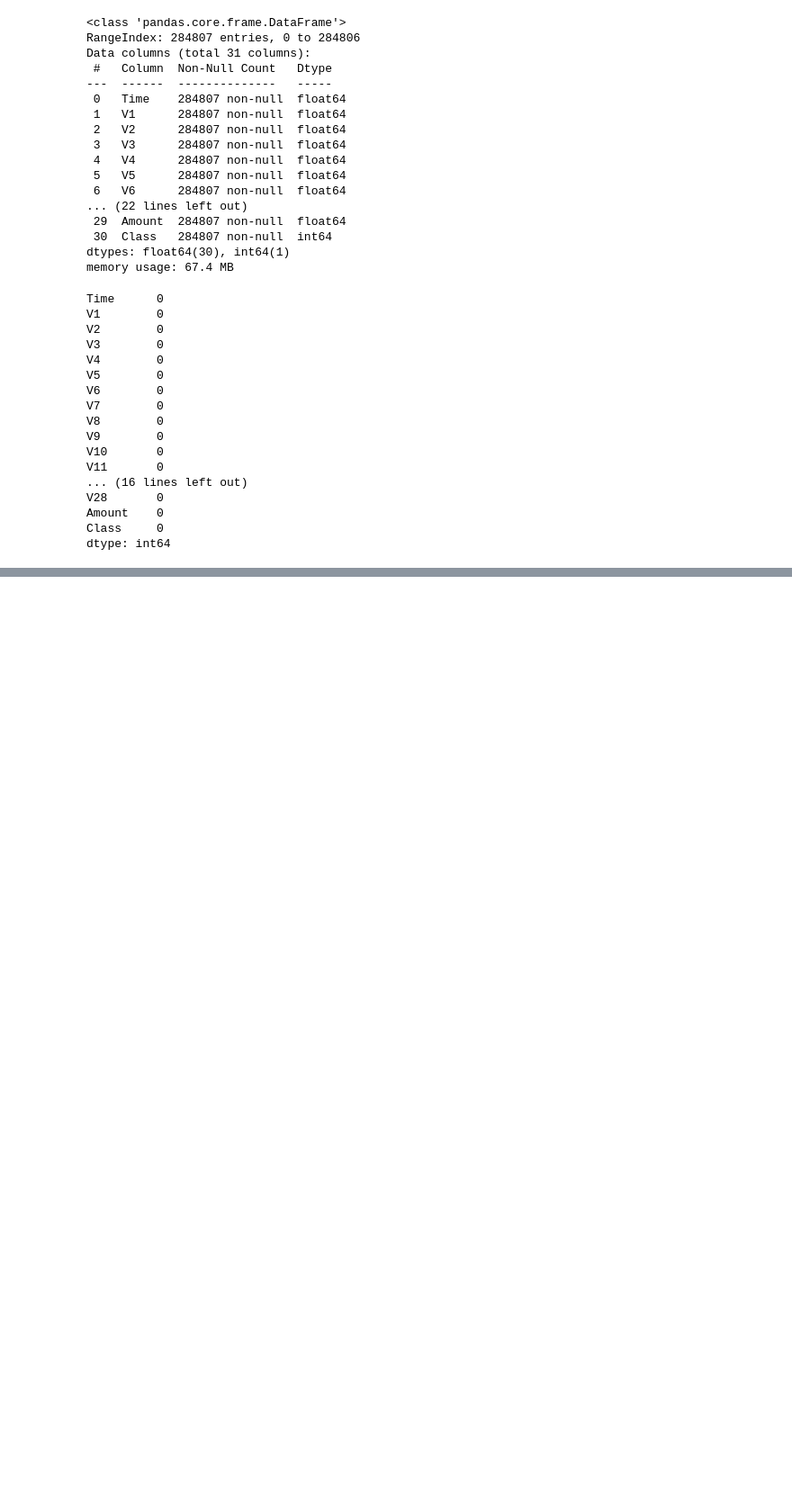
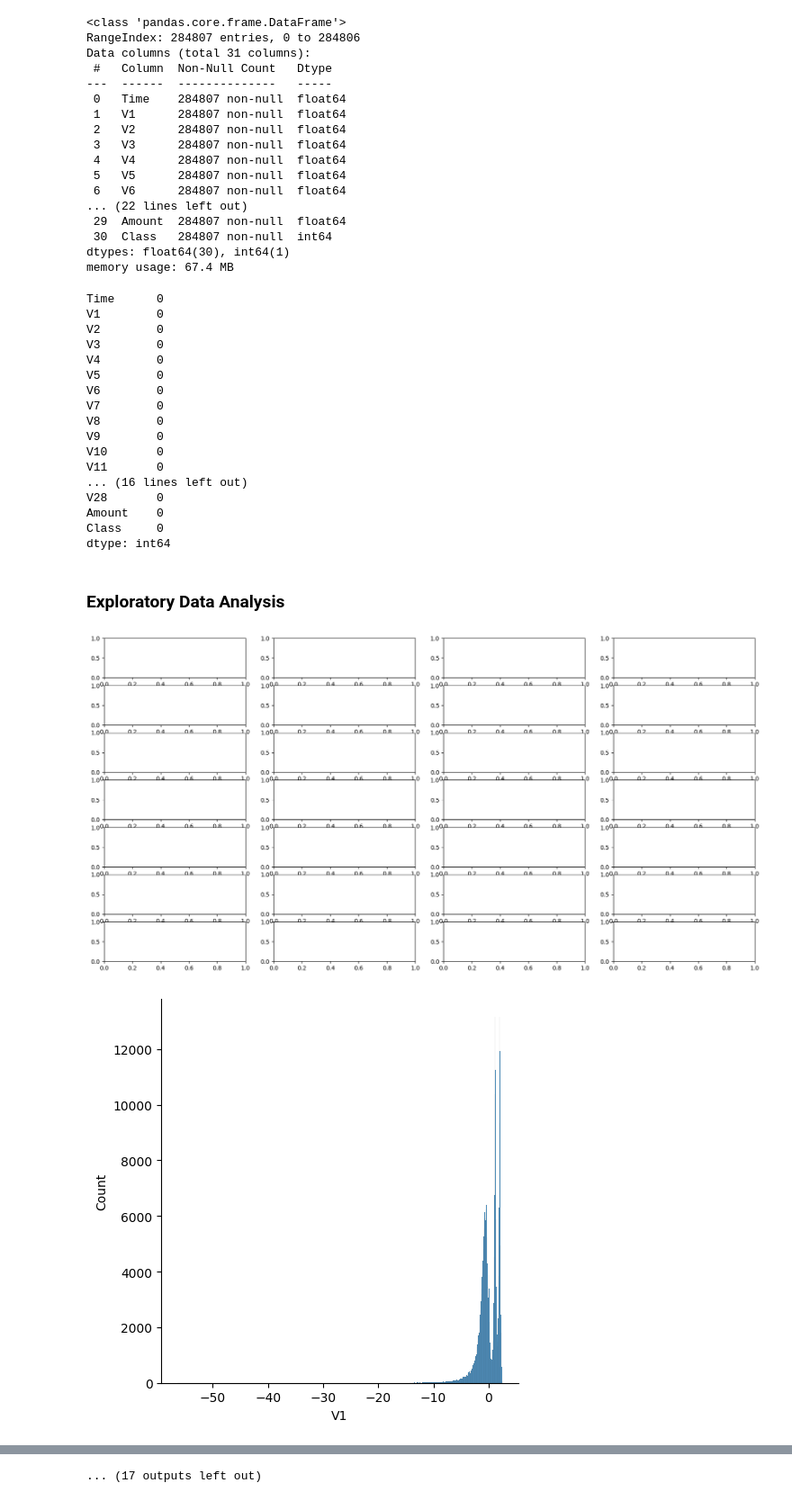
Before and after one commit to BhavyaT-135/Python-ML-Bootcamp, a Jupyter notebook: 03_credit_card_dataset_analysis/credit_card_dataset.ipynb, the cells around one changed output, grey strips where cells are left out. Shown: that part at 90% size. Saved outputs shown, nothing was run; the diff lists cells and outputs as text; code cells hidden in the pictures; blank space fills up the shorter version.

```diff
--- a/03_credit_card_dataset_analysis/credit_card_dataset.ipynb
+++ b/03_credit_card_dataset_analysis/credit_card_dataset.ipynb
@@ -79,3 +79,5 @@ V28       0
 Amount    0
 Class     0
 dtype: int64
+# %% [markdown]
+### Exploratory Data Analysis
@@ -81,0 +86,15 @@ dtype: int64
+# %%
+df_temp = df.drop(columns=['Time', 'Amount', 'Class'], axis=1)
+
+# Create dist plots
+fig,ax = plt.subplots(ncols=4, nrows=7, figsize=(20,10))
+index = 0
+ax = ax.flatten()
+
+for col in df_temp.columns:
+  sns.displot(df_temp[col], ax=ax[index])
+  index += 1
+plt.tight_layout(pad=0.5, w_pad=0.5, h_pad=5)
+# %% [output]
+[figure, added]
+[figure, added]
@@ -81,0 +111 @@ dtype: int64
+... (17 outputs left out)
```
Also changed, not shown: parts of 4 cells of this notebook.
